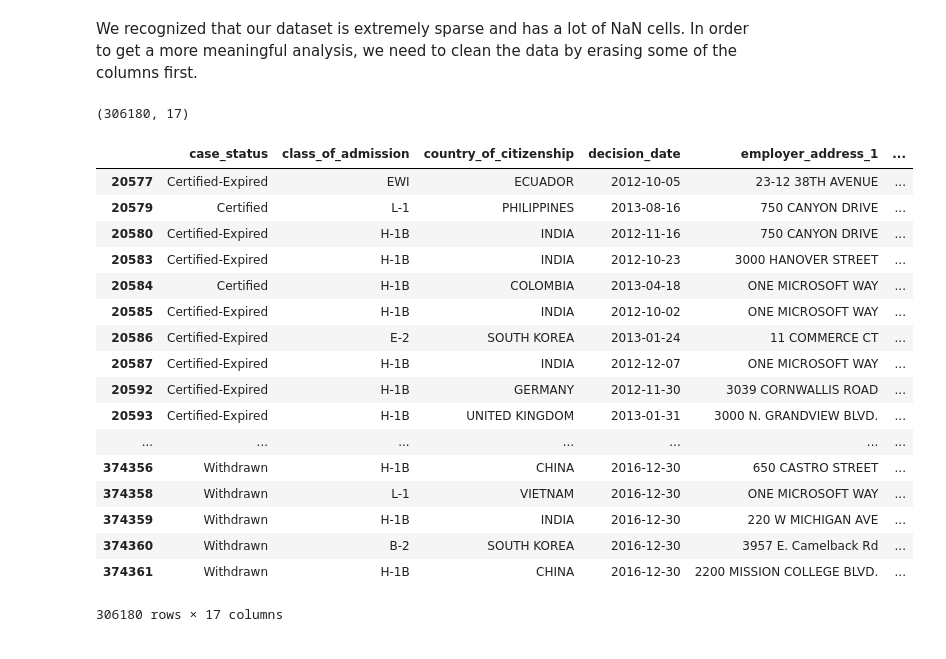
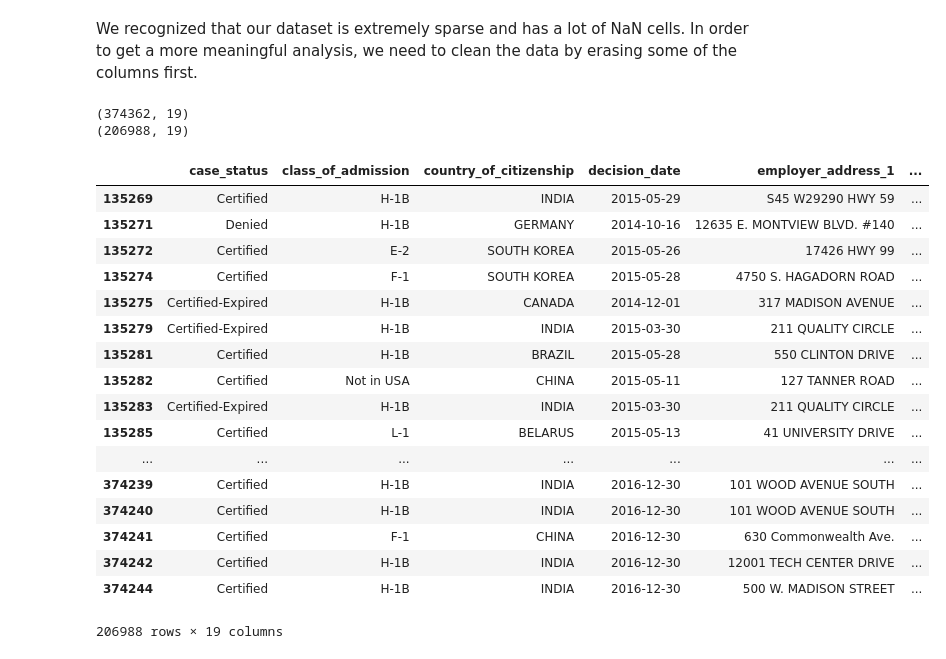
Before and after one commit to fall4knight/US-visa-application, a Jupyter notebook: US_visa_application_analysis.ipynb, the cells around one changed output. Saved outputs shown, nothing was run; the diff lists cells and outputs as text; code cells hidden in the pictures.

Commit message:
Tried different thresholds, added potential analyze

```diff
--- a/US_visa_application_analysis.ipynb
+++ b/US_visa_application_analysis.ipynb
@@ -39,31 +39,37 @@ data
 We recognized that our dataset is extremely sparse and has a lot of NaN cells. In order to get a more meaningful analysis, we need to clean the data by erasing some of the columns first.
 # %%
 # drop the columns with density lowe
-data_clean = data.dropna(axis=1, thresh=data.shape[0]*0.6)
-#
-data_clean = data2.dropna(axis=0, how="any")
+# data_clean = data.dropna(axis=1, thresh=data.shape[0]*0.638)
+data_clean = data.dropna(axis=1, thresh=data.shape[0]*0.639)
+print(data_clean.shape)
+# drop the rows with any nah value
+data_clean = data_clean.dropna(axis=0, how="any")
+# data_clean = data_clean.dropna(axis=0, thresh=data.shape[1]*0.3)
+# data_clean = data_clean.dropna(axis=0, thresh=data.shape[1]*0.4)
+print(data_clean.shape)
+# %% [output]
+(374362, 19)
+(206988, 19)
-# %%
-data2.shape
-# %% [output]
-(306180, 17)
-# %%
-data2
-# %% [output]
-|  | case_status | class_of_admission | country_of_citizenship | decision_date | employer_address_1 | ... |
-| 20577 | Certified-Expired | EWI | ECUADOR | 2012-10-05 | 23-12 38TH AVENUE | ... |
-| 20579 | Certified | L-1 | PHILIPPINES | 2013-08-16 | 750 CANYON DRIVE | ... |
-| 20580 | Certified-Expired | H-1B | INDIA | 2012-11-16 | 750 CANYON DRIVE | ... |
-| 20583 | Certified-Expired | H-1B | INDIA | 2012-10-23 | 3000 HANOVER STREET | ... |
-| 20584 | Certified | H-1B | COLOMBIA | 2013-04-18 | ONE MICROSOFT WAY | ... |
-| 20585 | Certified-Expired | H-1B | INDIA | 2012-10-02 | ONE MICROSOFT WAY | ... |
-| 20586 | Certified-Expired | E-2 | SOUTH KOREA | 2013-01-24 | 11 COMMERCE CT | ... |
-| 20587 | Certified-Expired | H-1B | INDIA | 2012-12-07 | ONE MICROSOFT WAY | ... |
-| 20592 | Certified-Expired | H-1B | GERMANY | 2012-11-30 | 3039 CORNWALLIS ROAD | ... |
-| 20593 | Certified-Expired | H-1B | UNITED KINGDOM | 2013-01-31 | 3000 N. GRANDVIEW BLVD. | ... |
-| ... | ... | ... | ... | ... | ... | ... |
-| 374356 | Withdrawn | H-1B | CHINA | 2016-12-30 | 650 CASTRO STREET | ... |
-| 374358 | Withdrawn | L-1 | VIETNAM | 2016-12-30 | ONE MICROSOFT WAY | ... |
-| 374359 | Withdrawn | H-1B | INDIA | 2016-12-30 | 220 W MICHIGAN AVE | ... |
-| 374360 | Withdrawn | B-2 | SOUTH KOREA | 2016-12-30 | 3957 E. Camelback Rd | ... |
-| 374361 | Withdrawn | H-1B | CHINA | 2016-12-30 | 2200 MISSION COLLEGE BLVD. | ... |
-306180 rows × 17 columns
+# %%
+pd.set_option('display.max_rows', 500)
+pd.set_option('display.max_columns', 500)
+data_clean
+# %% [output]
+|  | case_status | class_of_admission | country_of_citizenship | decision_date | employer_address_1 | ... |
+| 135269 | Certified | H-1B | INDIA | 2015-05-29 | S45 W29290 HWY 59 | ... |
+| 135271 | Denied | H-1B | GERMANY | 2014-10-16 | 12635 E. MONTVIEW BLVD. #140 | ... |
+| 135272 | Certified | E-2 | SOUTH KOREA | 2015-05-26 | 17426 HWY 99 | ... |
+| 135274 | Certified | F-1 | SOUTH KOREA | 2015-05-28 | 4750 S. HAGADORN ROAD | ... |
+| 135275 | Certified-Expired | H-1B | CANADA | 2014-12-01 | 317 MADISON AVENUE | ... |
+| 135279 | Certified-Expired | H-1B | INDIA | 2015-03-30 | 211 QUALITY CIRCLE | ... |
+| 135281 | Certified | H-1B | BRAZIL | 2015-05-28 | 550 CLINTON DRIVE | ... |
+| 135282 | Certified | Not in USA | CHINA | 2015-05-11 | 127 TANNER ROAD | ... |
+| 135283 | Certified-Expired | H-1B | INDIA | 2015-03-30 | 211 QUALITY CIRCLE | ... |
+| 135285 | Certified | L-1 | BELARUS | 2015-05-13 | 41 UNIVERSITY DRIVE | ... |
+| ... | ... | ... | ... | ... | ... | ... |
+| 374239 | Certified | H-1B | INDIA | 2016-12-30 | 101 WOOD AVENUE SOUTH | ... |
+| 374240 | Certified | H-1B | INDIA | 2016-12-30 | 101 WOOD AVENUE SOUTH | ... |
+| 374241 | Certified | F-1 | CHINA | 2016-12-30 | 630 Commonwealth Ave. | ... |
+| 374242 | Certified | H-1B | INDIA | 2016-12-30 | 12001 TECH CENTER DRIVE | ... |
+| 374244 | Certified | H-1B | INDIA | 2016-12-30 | 500 W. MADISON STREET | ... |
+206988 rows × 19 columns
```
Also changed, not shown: parts of 1 cell of this notebook.
